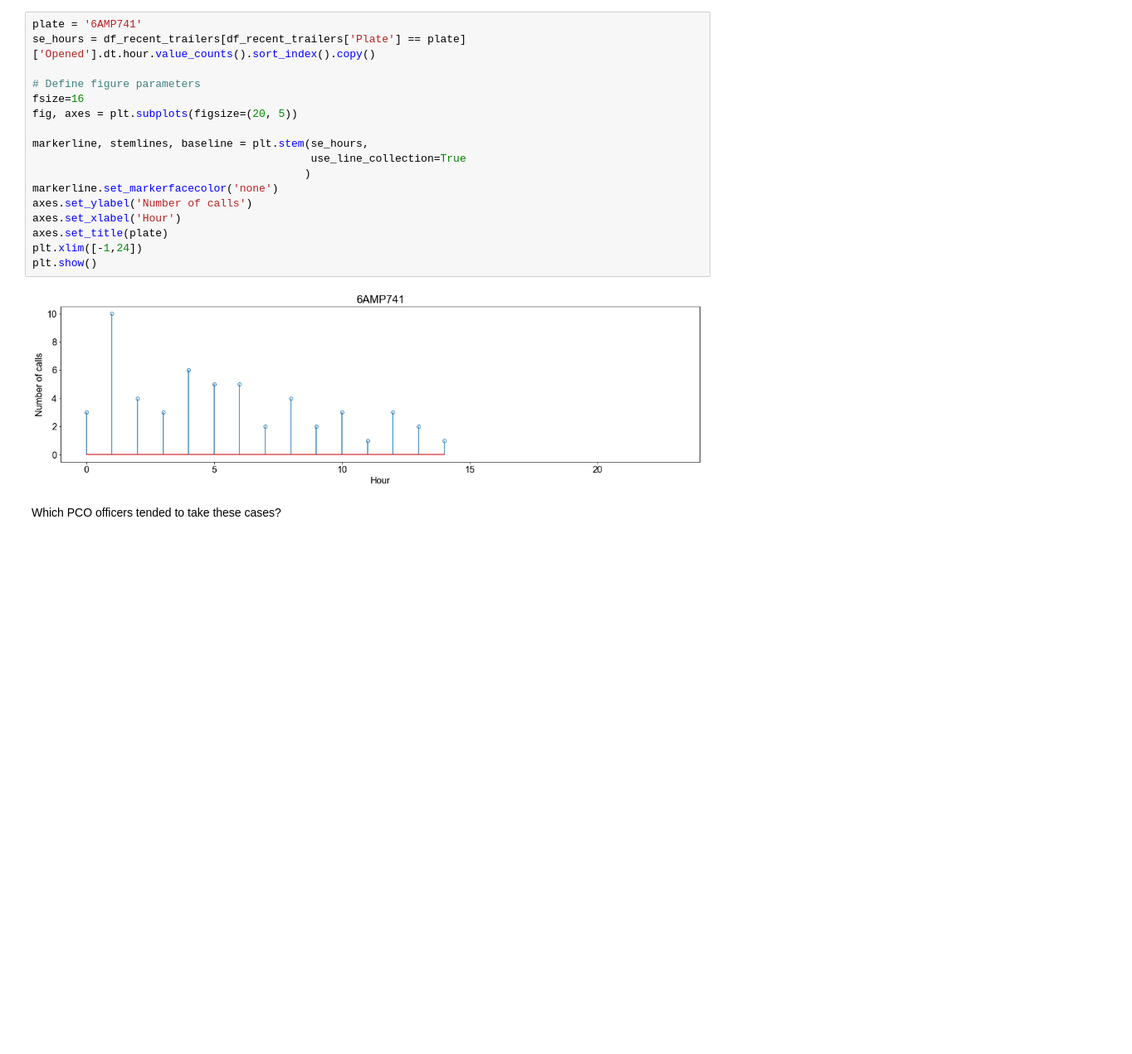
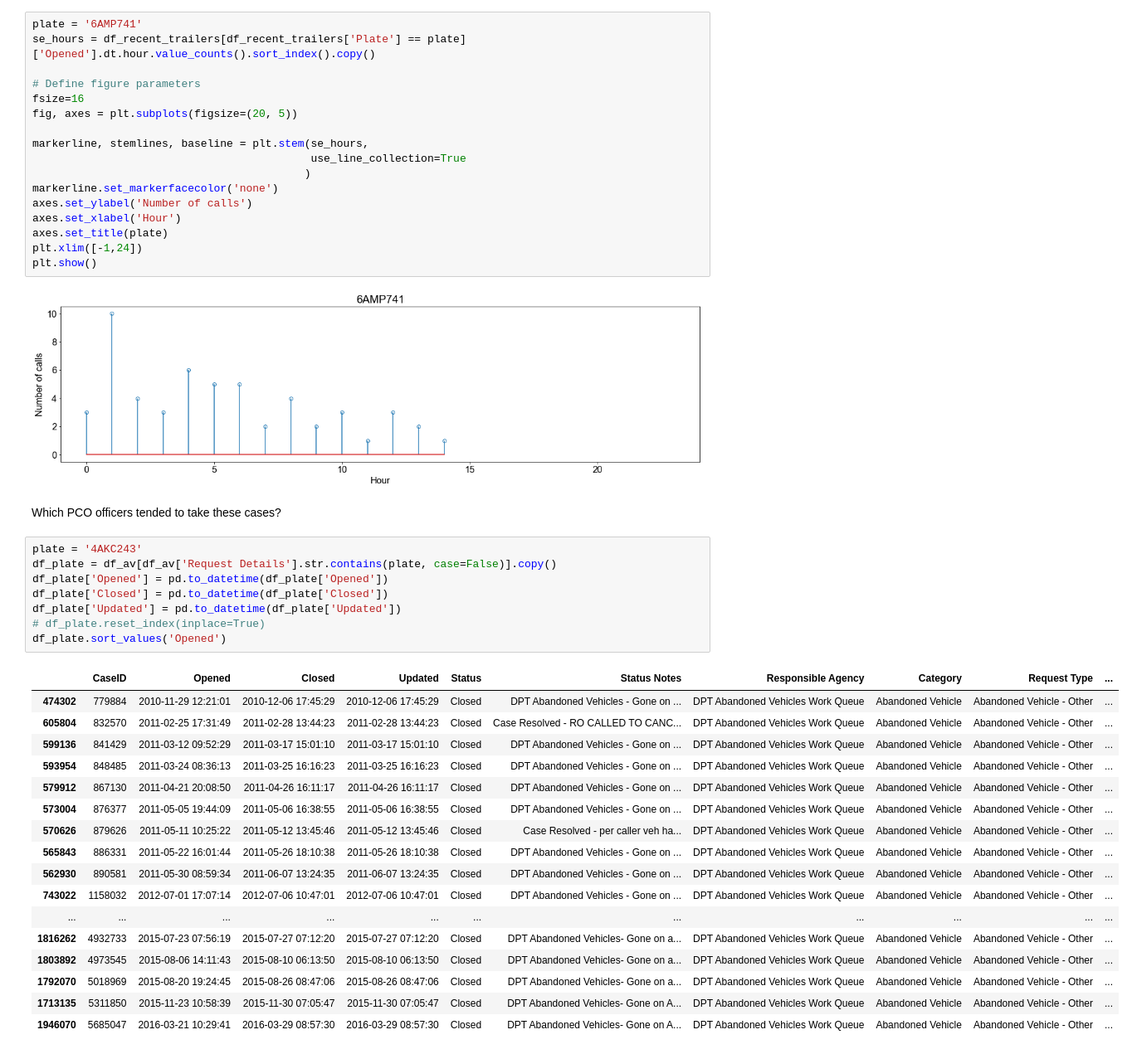
Before and after one commit to irenatfh/SF-311_abandoned-vehicles, a Jupyter notebook: notebooks/SF-311_abandoned-vehicles.ipynb, the cells around one changed output. Shown at 83% size. Cells and saved outputs as stored; diff of their text form; blank space fills up the shorter version.

```diff
--- a/notebooks/SF-311_abandoned-vehicles.ipynb
+++ b/notebooks/SF-311_abandoned-vehicles.ipynb
@@ -313,3 +313,29 @@ plt.show()
 [figure]
 # %% [markdown]
 Which PCO officers tended to take these cases?
+# %%
+plate = '4AKC243'
+df_plate = df_av[df_av['Request Details'].str.contains(plate, case=False)].copy()
+df_plate['Opened'] = pd.to_datetime(df_plate['Opened'])
+df_plate['Closed'] = pd.to_datetime(df_plate['Closed'])
+df_plate['Updated'] = pd.to_datetime(df_plate['Updated'])
+# df_plate.reset_index(inplace=True)
+df_plate.sort_values('Opened')
+# %% [output]
+|  | CaseID | Opened | Closed | Updated | Status | Status Notes | Responsible Agency | Category | Request Type | ... |
+| 474302 | 779884 | 2010-11-29 12:21:01 | 2010-12-06 17:45:29 | 2010-12-06 17:45:29 | Closed | DPT Abandoned Vehicles - Gone on ... | DPT Abandoned Vehicles Work Queue | Abandoned Vehicle | Abandoned Vehicle - Other | ... |
+| 605804 | 832570 | 2011-02-25 17:31:49 | 2011-02-28 13:44:23 | 2011-02-28 13:44:23 | Closed | Case Resolved - RO CALLED TO CANC... | DPT Abandoned Vehicles Work Queue | Abandoned Vehicle | Abandoned Vehicle - Other | ... |
+| 599136 | 841429 | 2011-03-12 09:52:29 | 2011-03-17 15:01:10 | 2011-03-17 15:01:10 | Closed | DPT Abandoned Vehicles - Gone on ... | DPT Abandoned Vehicles Work Queue | Abandoned Vehicle | Abandoned Vehicle - Other | ... |
+| 593954 | 848485 | 2011-03-24 08:36:13 | 2011-03-25 16:16:23 | 2011-03-25 16:16:23 | Closed | DPT Abandoned Vehicles - Gone on ... | DPT Abandoned Vehicles Work Queue | Abandoned Vehicle | Abandoned Vehicle - Other | ... |
+| 579912 | 867130 | 2011-04-21 20:08:50 | 2011-04-26 16:11:17 | 2011-04-26 16:11:17 | Closed | DPT Abandoned Vehicles - Gone on ... | DPT Abandoned Vehicles Work Queue | Abandoned Vehicle | Abandoned Vehicle - Other | ... |
+| 573004 | 876377 | 2011-05-05 19:44:09 | 2011-05-06 16:38:55 | 2011-05-06 16:38:55 | Closed | DPT Abandoned Vehicles - Gone on ... | DPT Abandoned Vehicles Work Queue | Abandoned Vehicle | Abandoned Vehicle - Other | ... |
+| 570626 | 879626 | 2011-05-11 10:25:22 | 2011-05-12 13:45:46 | 2011-05-12 13:45:46 | Closed | Case Resolved - per caller veh ha... | DPT Abandoned Vehicles Work Queue | Abandoned Vehicle | Abandoned Vehicle - Other | ... |
+| 565843 | 886331 | 2011-05-22 16:01:44 | 2011-05-26 18:10:38 | 2011-05-26 18:10:38 | Closed | DPT Abandoned Vehicles - Gone on ... | DPT Abandoned Vehicles Work Queue | Abandoned Vehicle | Abandoned Vehicle - Other | ... |
+| 562930 | 890581 | 2011-05-30 08:59:34 | 2011-06-07 13:24:35 | 2011-06-07 13:24:35 | Closed | DPT Abandoned Vehicles - Gone on ... | DPT Abandoned Vehicles Work Queue | Abandoned Vehicle | Abandoned Vehicle - Other | ... |
+| 743022 | 1158032 | 2012-07-01 17:07:14 | 2012-07-06 10:47:01 | 2012-07-06 10:47:01 | Closed | DPT Abandoned Vehicles - Gone on ... | DPT Abandoned Vehicles Work Queue | Abandoned Vehicle | Abandoned Vehicle - Other | ... |
+| ... | ... | ... | ... | ... | ... | ... | ... | ... | ... | ... |
+| 1816262 | 4932733 | 2015-07-23 07:56:19 | 2015-07-27 07:12:20 | 2015-07-27 07:12:20 | Closed | DPT Abandoned Vehicles- Gone on a... | DPT Abandoned Vehicles Work Queue | Abandoned Vehicle | Abandoned Vehicle - Other | ... |
+| 1803892 | 4973545 | 2015-08-06 14:11:43 | 2015-08-10 06:13:50 | 2015-08-10 06:13:50 | Closed | DPT Abandoned Vehicles- Gone on a... | DPT Abandoned Vehicles Work Queue | Abandoned Vehicle | Abandoned Vehicle - Other | ... |
+| 1792070 | 5018969 | 2015-08-20 19:24:45 | 2015-08-26 08:47:06 | 2015-08-26 08:47:06 | Closed | DPT Abandoned Vehicles- Gone on a... | DPT Abandoned Vehicles Work Queue | Abandoned Vehicle | Abandoned Vehicle - Other | ... |
+| 1713135 | 5311850 | 2015-11-23 10:58:39 | 2015-11-30 07:05:47 | 2015-11-30 07:05:47 | Closed | DPT Abandoned Vehicles- Gone on A... | DPT Abandoned Vehicles Work Queue | Abandoned Vehicle | Abandoned Vehicle - Other | ... |
+| 1946070 | 5685047 | 2016-03-21 10:29:41 | 2016-03-29 08:57:30 | 2016-03-29 08:57:30 | Closed | DPT Abandoned Vehicles- Gone on A... | DPT Abandoned Vehicles Work Queue | Abandoned Vehicle | Abandoned Vehicle - Other | ... |
```
Also changed, not shown: parts of 3 cells of this notebook, 1 other file.
